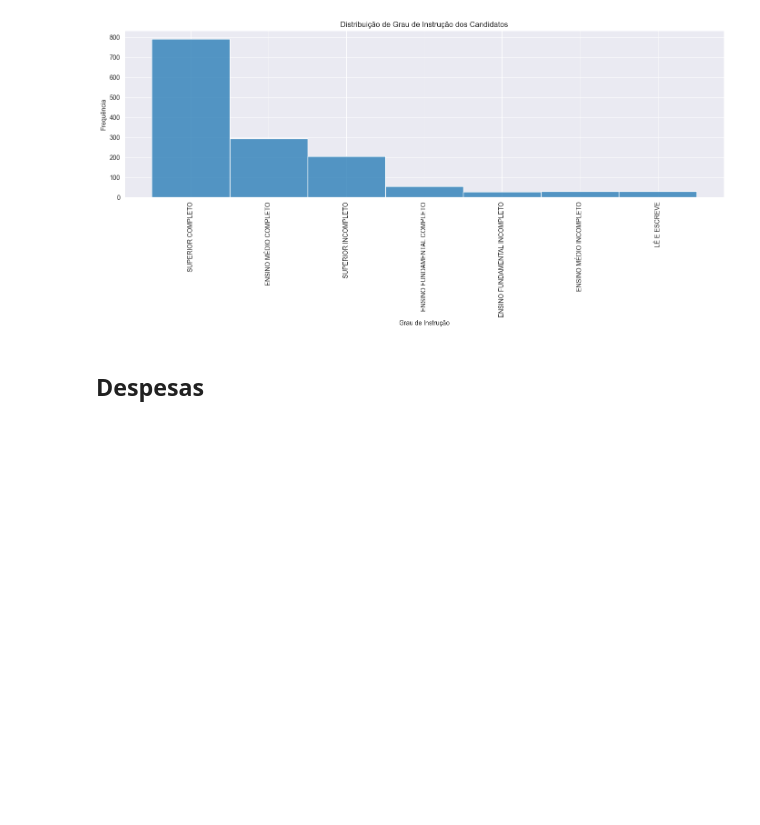
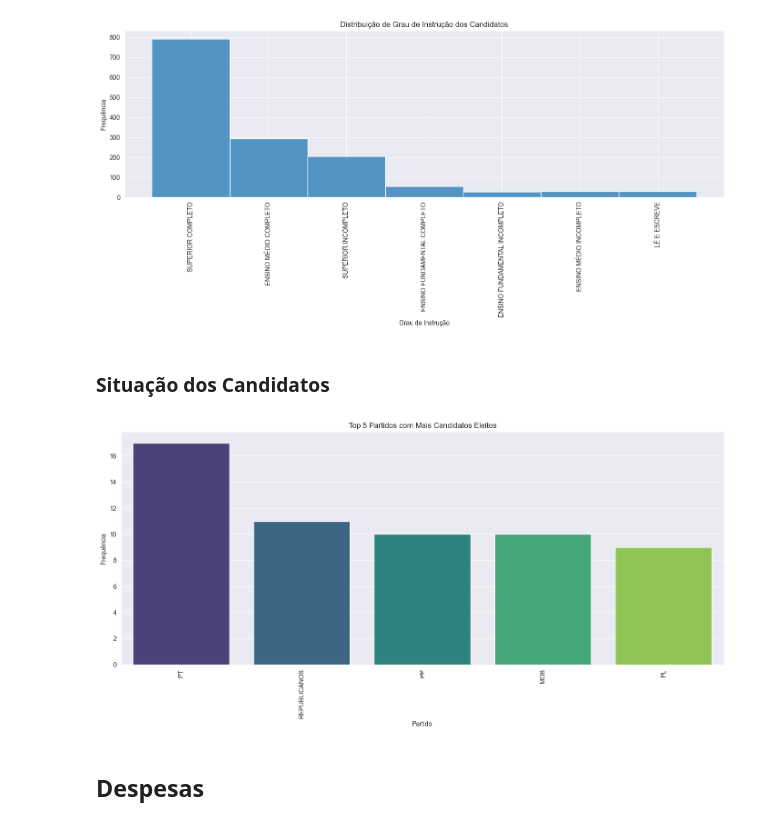
Before and after one commit to LeonardoBerlatto/data-processing-tse-study, a Jupyter notebook: notebook-leo.ipynb, the cells around one changed output. Saved outputs shown, nothing was run; the diff lists cells and outputs as text; code cells hidden in the pictures; blank space fills up the shorter version.

```diff
--- a/notebook-leo.ipynb
+++ b/notebook-leo.ipynb
@@ -356,6 +436,26 @@ plt.tight_layout()
 plt.show()
 # %% [output]
 [figure]
+# %% [markdown]
+### Situação dos Candidatos
+# %%
+filtered_candidatos = candidatos[candidatos['DS_SIT_TOT_TURNO'].isin(['ELEITO', 'ELEITO POR QP', 'ELEITO POR MÉDIA'])]
+
+# Count the occurrences of each party and sort them
+partido_counts = filtered_candidatos['SG_PARTIDO'].value_counts().head(5).sort_values(ascending=False)
+
+# Plot the data
+plt.figure(figsize=(14, 7))
+sns.barplot(x=partido_counts.index, y=partido_counts.values, palette='viridis', hue=partido_counts.index)
+
+plt.title('Top 5 Partidos com Mais Candidatos Eleitos')
+plt.xlabel('Partido')
+plt.ylabel('Frequência')
+plt.xticks(rotation=90)
+plt.tight_layout()
+plt.show()
+# %% [output]
+[figure, added]
 # %% [markdown]
 ## Despesas
 # %% [markdown]
```
Also changed, not shown: parts of 19 cells of this notebook.
